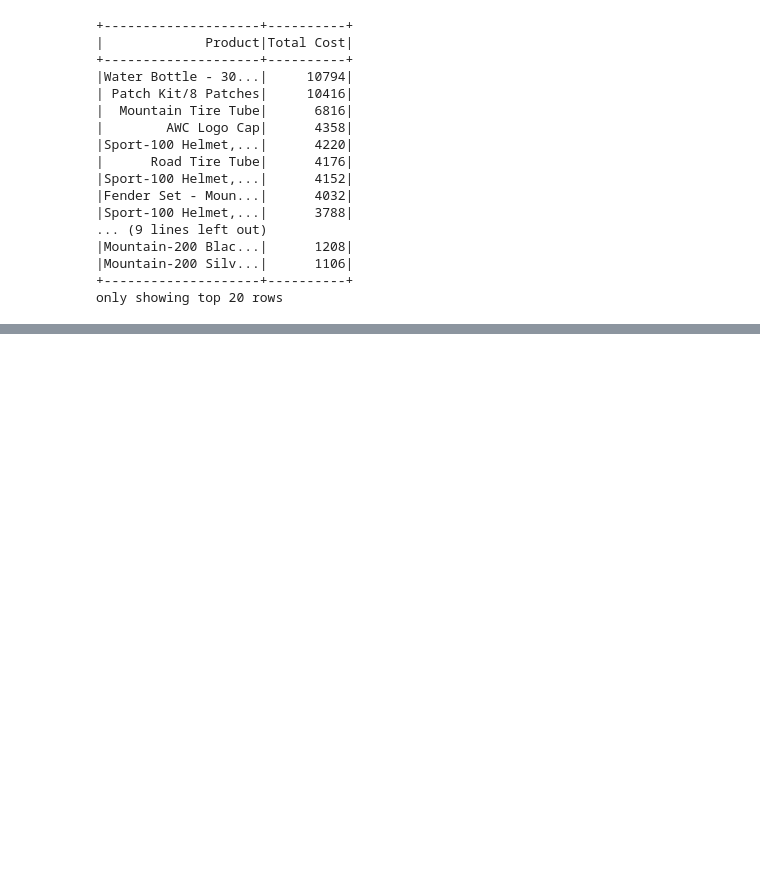
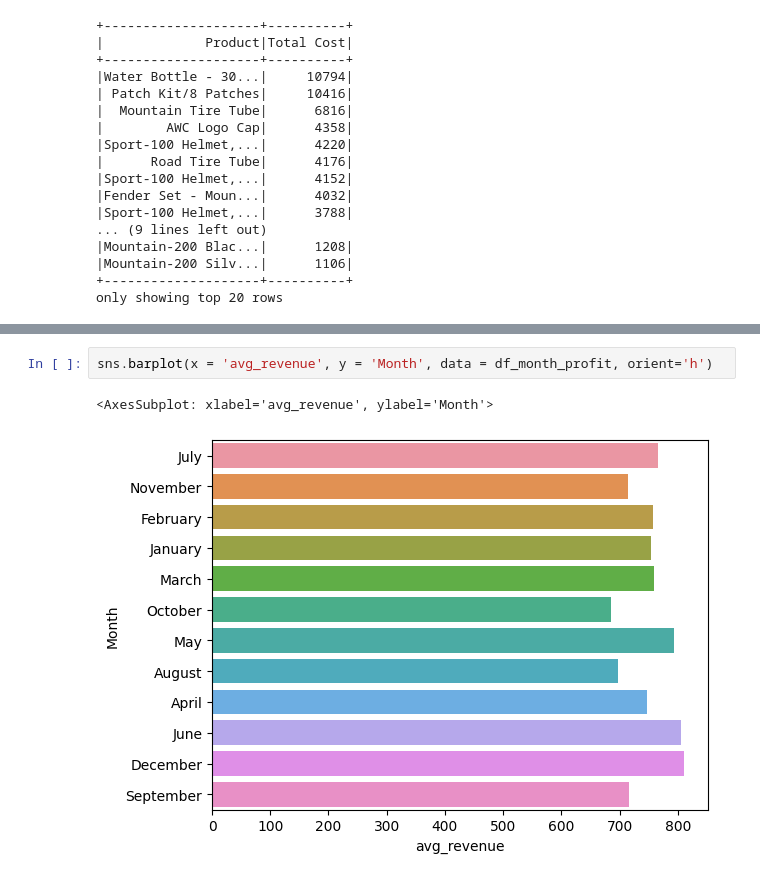
Before and after one commit to dindadinho93/Spark-Exercise, a Jupyter notebook: spark_data_sales.ipynb, the cells around one changed output, grey strips where cells are left out. Drawn from its saved outputs; the diff is of its cells as text; blank space fills up the shorter version.

```diff
--- a/spark_data_sales.ipynb
+++ b/spark_data_sales.ipynb
@@ -147,0 +169,5 @@ only showing top 20 rows
+# %%
+sns.barplot(x = 'avg_revenue', y = 'Month', data = df_month_profit, orient='h')
+# %% [output]
+<AxesSubplot: xlabel='avg_revenue', ylabel='Month'>
+[figure, added]
```
Also changed, not shown: parts of 6 cells of this notebook.
